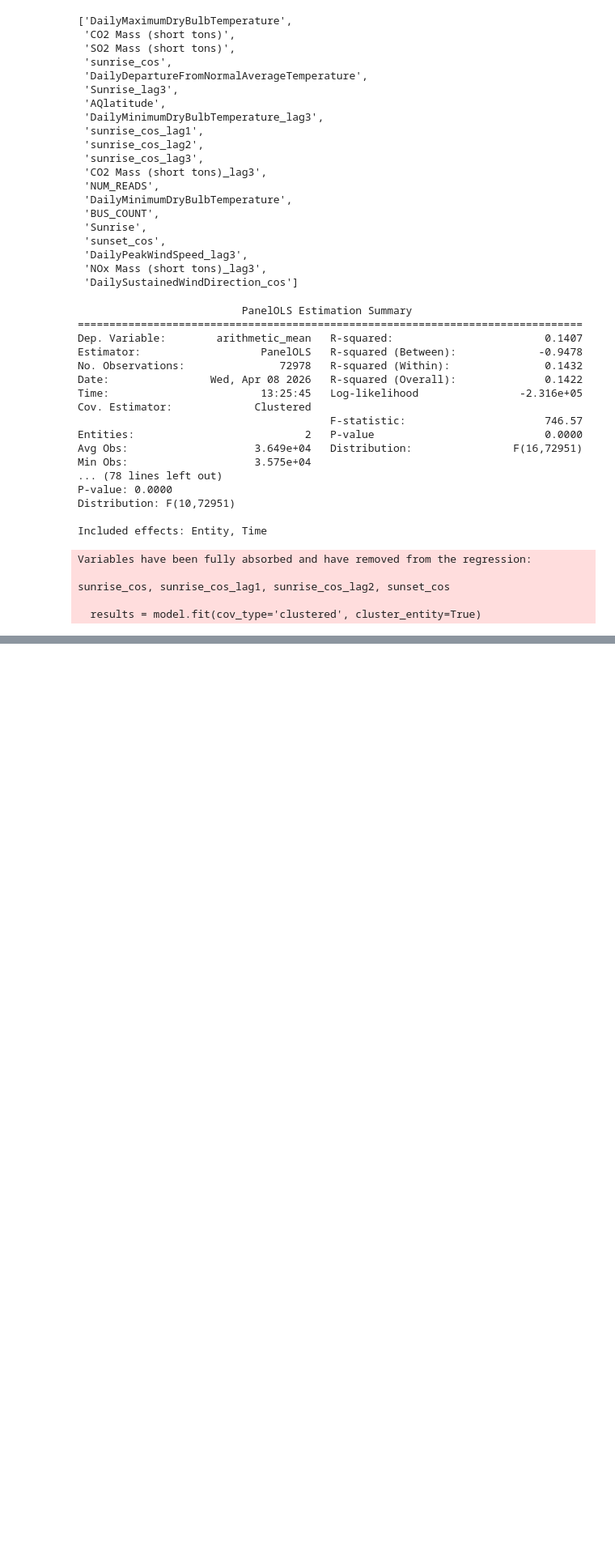
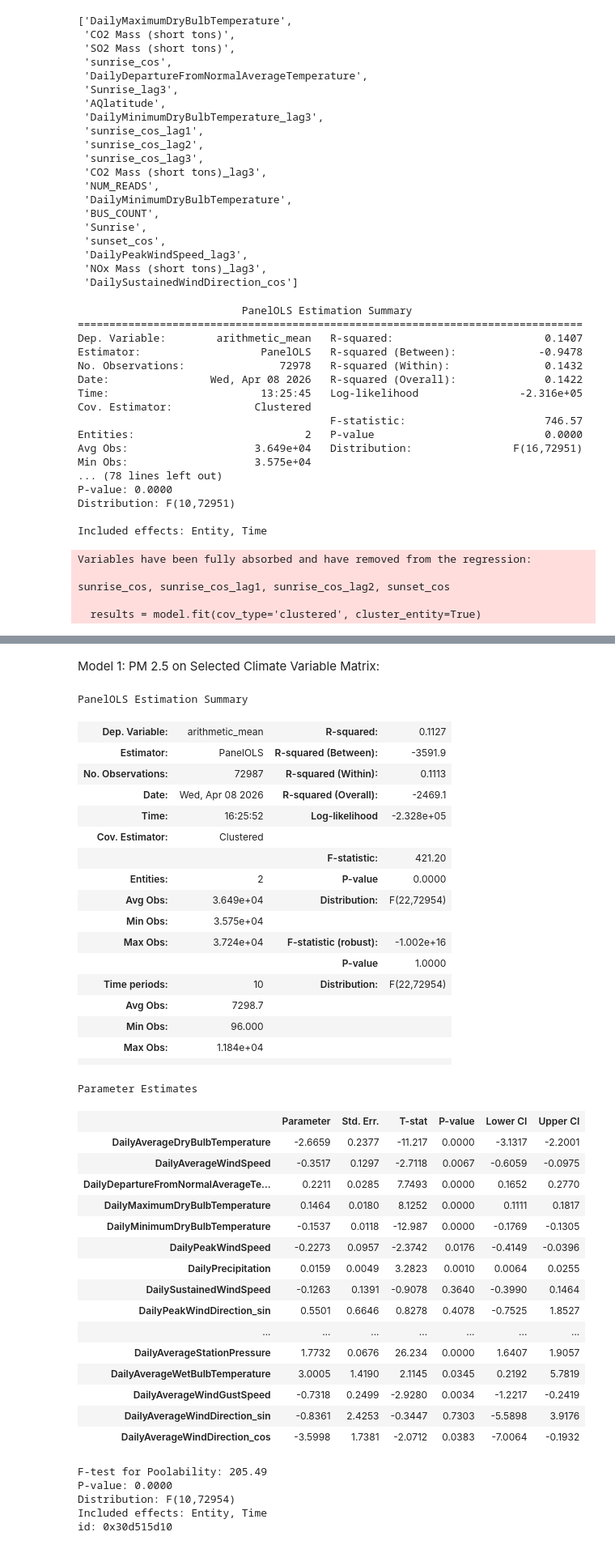
Before and after one commit to griffinberonio/AAE-724-Repo, a Jupyter notebook: Analysis_Notebook.ipynb, the cells around one changed output, grey strips where cells are left out. Shown at 81% size. Cells and saved outputs as stored; diff of their text form; code cells hidden in the pictures; blank space fills up the shorter version.

Commit message:
Table making syntax for OLS models

```diff
--- a/Analysis_Notebook.ipynb
+++ b/Analysis_Notebook.ipynb
@@ -697,0 +730,32 @@ sunrise_cos, sunrise_cos_lag1, sunrise_cos_lag2, sunset_cos
+# %%
+xenergy= ['DailyAverageDryBulbTemperature', 'DailyAverageWindSpeed',
+        'DailyDepartureFromNormalAverageTemperature',
+        'DailyMaximumDryBulbTemperature',
+       'DailyMinimumDryBulbTemperature', 'DailyPeakWindSpeed',
+       'DailyPrecipitation',
+       'DailySustainedWindSpeed',
+       'DailyPeakWindDirection_sin', 'DailyPeakWindDirection_cos',
+       'DailySustainedWindDirection_sin', 'DailySustainedWindDirection_cos',
+       'DailyAverageDewPointTemperature',
+       'DailyAveragePrecipitation', 'DailyAveragePressureChange',
+       'DailyAverageRelativeHumidity', 'DailyAverageSeaLevelPressure',
+       'DailyAverageStationPressure', 'DailyAverageWetBulbTemperature',
+       'DailyAverageWindGustSpeed', 'DailyAverageWindDirection_sin',
+       'DailyAverageWindDirection_cos']
+
+xenergyandrenewables = xenergy + ['Number', 'Capacity']
+
+yenergy = ['Demand']
+yfossil = ['Gross Load (MWh)']
+yaqi = ['aqi']
+
+fe = ['CLIMATE_STATION_NAME','YEAR']
+feenergy = ['CLIMATE_STATION_NAME','MONTH']
+# %%
+# Model objects:
+model_1_panel_results = model_1_panel(totaldataframe, xenergy, y, fe)
+model_2_results = model_1_panel(totaldataframe, xenergy, yaqi, fe)
+model_3_results = model_3_energy_climate(energydata, xenergy, yenergy, feenergy)
+model_4_results = model_3_energy_climate(totaldataframe,xenergy, yfossil, feenergy)
+model_5_results = model_3_energy_climate(totaldataframe, xenergyandrenewables,y,feenergy)
+model_6_results = model_3_energy_climate(totaldataframe,xenergyandrenewables,yaqi,fe)
@@ -697,0 +811,45 @@ sunrise_cos, sunrise_cos_lag1, sunrise_cos_lag2, sunset_cos
+# %% [markdown]
+Model 1: PM 2.5 on Selected Climate Variable Matrix:
+# %%
+model_1_panel_results
+# %% [output]
+PanelOLS Estimation Summary
+| Dep. Variable: | arithmetic_mean | R-squared: | 0.1127 |
+| Estimator: | PanelOLS | R-squared (Between): | -3591.9 |
+| No. Observations: | 72987 | R-squared (Within): | 0.1113 |
+| Date: | Wed, Apr 08 2026 | R-squared (Overall): | -2469.1 |
+| Time: | 16:25:52 | Log-likelihood | -2.328e+05 |
+| Cov. Estimator: | Clustered |  |  |
+|  |  | F-statistic: | 421.20 |
+| Entities: | 2 | P-value | 0.0000 |
+| Avg Obs: | 3.649e+04 | Distribution: | F(22,72954) |
+| Min Obs: | 3.575e+04 |  |  |
+| Max Obs: | 3.724e+04 | F-statistic (robust): | -1.002e+16 |
+|  |  | P-value | 1.0000 |
+| Time periods: | 10 | Distribution: | F(22,72954) |
+| Avg Obs: | 7298.7 |  |  |
+| Min Obs: | 96.000 |  |  |
+| Max Obs: | 1.184e+04 |  |  |
+|  |  |  |  |
+Parameter Estimates
+|  | Parameter | Std. Err. | T-stat | P-value | Lower CI | Upper CI |
+| DailyAverageDryBulbTemperature | -2.6659 | 0.2377 | -11.217 | 0.0000 | -3.1317 | -2.2001 |
+| DailyAverageWindSpeed | -0.3517 | 0.1297 | -2.7118 | 0.0067 | -0.6059 | -0.0975 |
+| DailyDepartureFromNormalAverageTe... | 0.2211 | 0.0285 | 7.7493 | 0.0000 | 0.1652 | 0.2770 |
+| DailyMaximumDryBulbTemperature | 0.1464 | 0.0180 | 8.1252 | 0.0000 | 0.1111 | 0.1817 |
+| DailyMinimumDryBulbTemperature | -0.1537 | 0.0118 | -12.987 | 0.0000 | -0.1769 | -0.1305 |
+| DailyPeakWindSpeed | -0.2273 | 0.0957 | -2.3742 | 0.0176 | -0.4149 | -0.0396 |
+| DailyPrecipitation | 0.0159 | 0.0049 | 3.2823 | 0.0010 | 0.0064 | 0.0255 |
+| DailySustainedWindSpeed | -0.1263 | 0.1391 | -0.9078 | 0.3640 | -0.3990 | 0.1464 |
+| DailyPeakWindDirection_sin | 0.5501 | 0.6646 | 0.8278 | 0.4078 | -0.7525 | 1.8527 |
+| ... | ... | ... | ... | ... | ... | ... |
+| DailyAverageStationPressure | 1.7732 | 0.0676 | 26.234 | 0.0000 | 1.6407 | 1.9057 |
+| DailyAverageWetBulbTemperature | 3.0005 | 1.4190 | 2.1145 | 0.0345 | 0.2192 | 5.7819 |
+| DailyAverageWindGustSpeed | -0.7318 | 0.2499 | -2.9280 | 0.0034 | -1.2217 | -0.2419 |
+| DailyAverageWindDirection_sin | -0.8361 | 2.4253 | -0.3447 | 0.7303 | -5.5898 | 3.9176 |
+| DailyAverageWindDirection_cos | -3.5998 | 1.7381 | -2.0712 | 0.0383 | -7.0064 | -0.1932 |
+F-test for Poolability: 205.49
+P-value: 0.0000
+Distribution: F(10,72954)
+Included effects: Entity, Time
+id: 0x30d515d10
```
Also changed, not shown: parts of 15 cells of this notebook, 1 other file.
